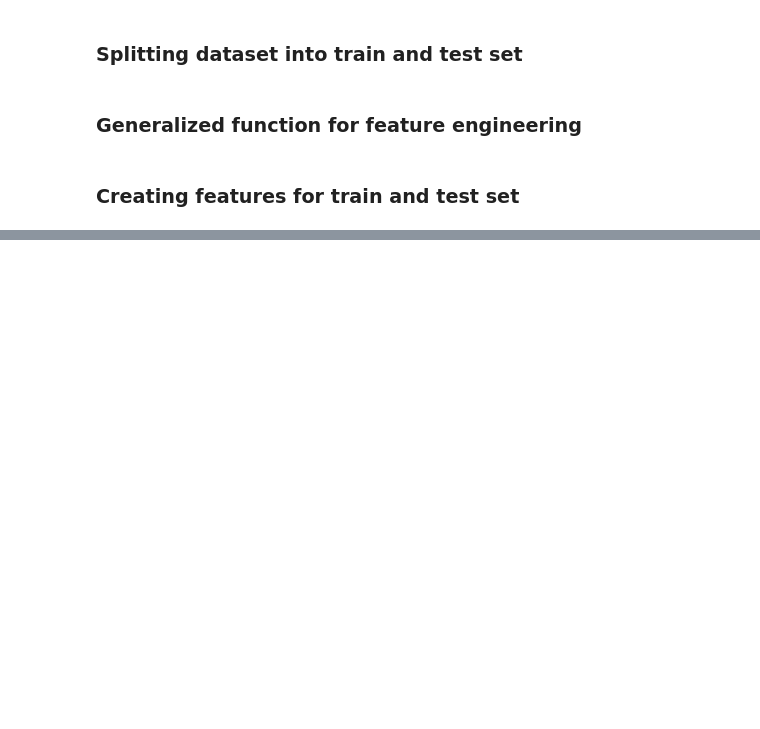
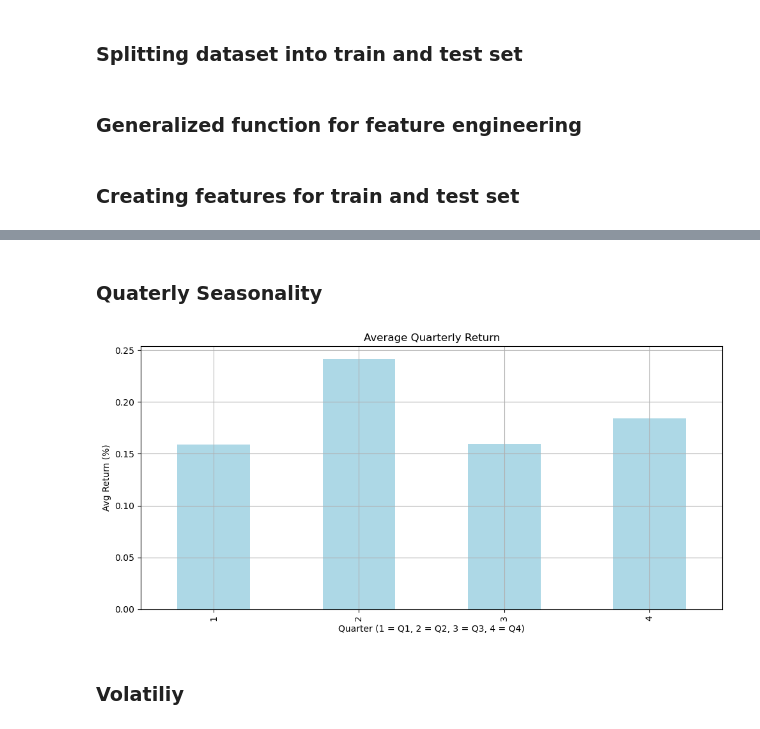
Before and after one commit to Rakib047/Tesla-Stock-Price-Forcasting-Project, a Jupyter notebook: main.ipynb, the cells around one changed output, grey strips where cells are left out. Drawn from its saved outputs; the diff is of its cells as text; code cells hidden in the pictures; blank space fills up the shorter version.

```diff
--- a/main.ipynb
+++ b/main.ipynb
@@ -161,0 +228,24 @@ Scaled Test shape: (744, 13)
+# %% [markdown]
+### Quaterly Seasonality
+# %%
+# Extract quarter from Date (1 = Q1, 2 = Q2, 3 = Q3, 4 = Q4)
+df_full['Quarter'] = df_full.index.quarter
+
+# Calculate average return by quarter
+quarterly_avg_return = df_full.groupby('Quarter')['Monthly_Return'].mean()
+
+# Plot the average return per quarter
+import matplotlib.pyplot as plt
+
+plt.figure(figsize=(10, 5))
+quarterly_avg_return.plot(kind='bar', color='lightblue')
+plt.title('Average Quarterly Return')
+plt.xlabel('Quarter (1 = Q1, 2 = Q2, 3 = Q3, 4 = Q4)')
+plt.ylabel('Avg Return (%)')
+plt.grid(True)
+plt.tight_layout()
+plt.show()
+# %% [output]
+[figure, added]
+# %% [markdown]
+### Volatiliy
```
Also changed, not shown: parts of 19 cells of this notebook.
